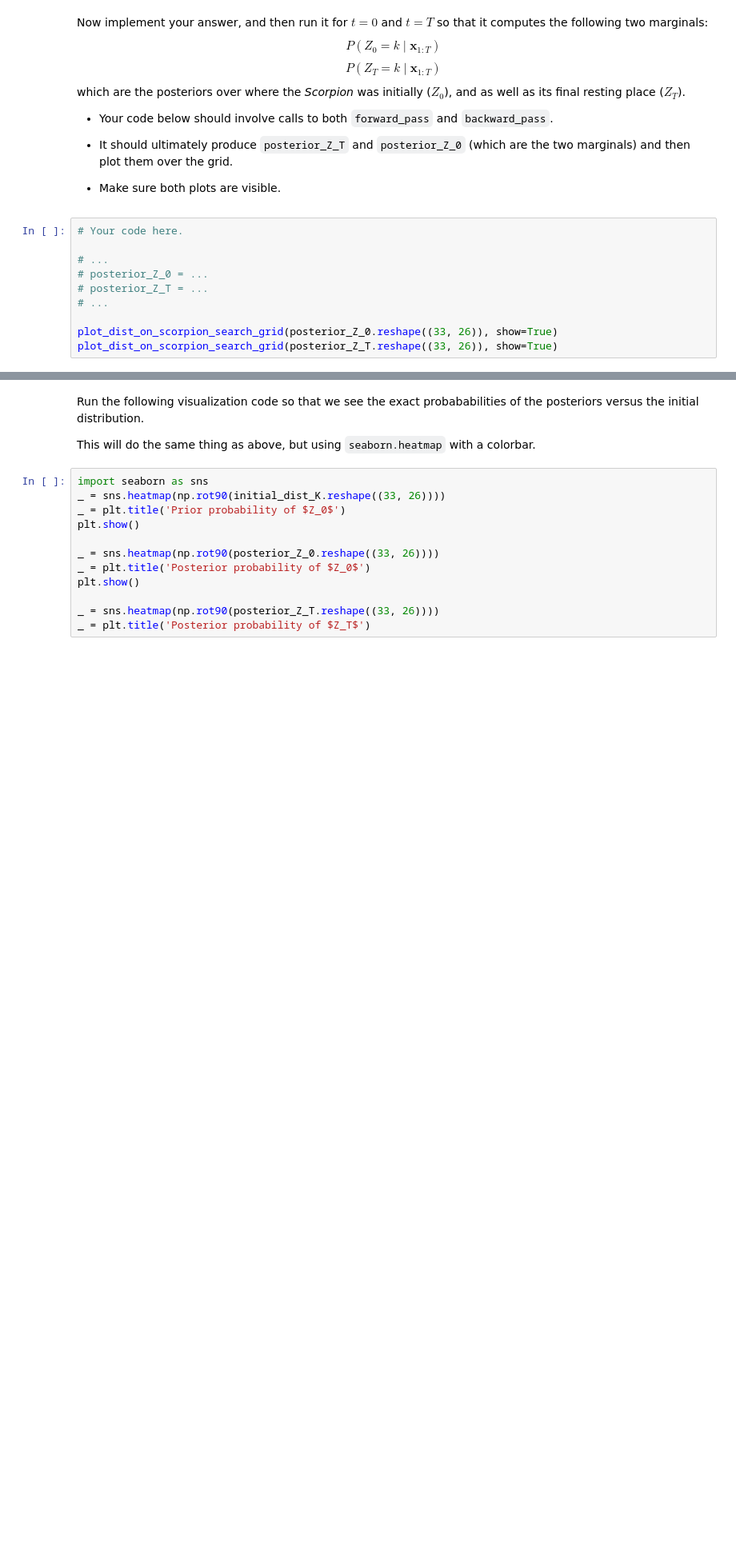
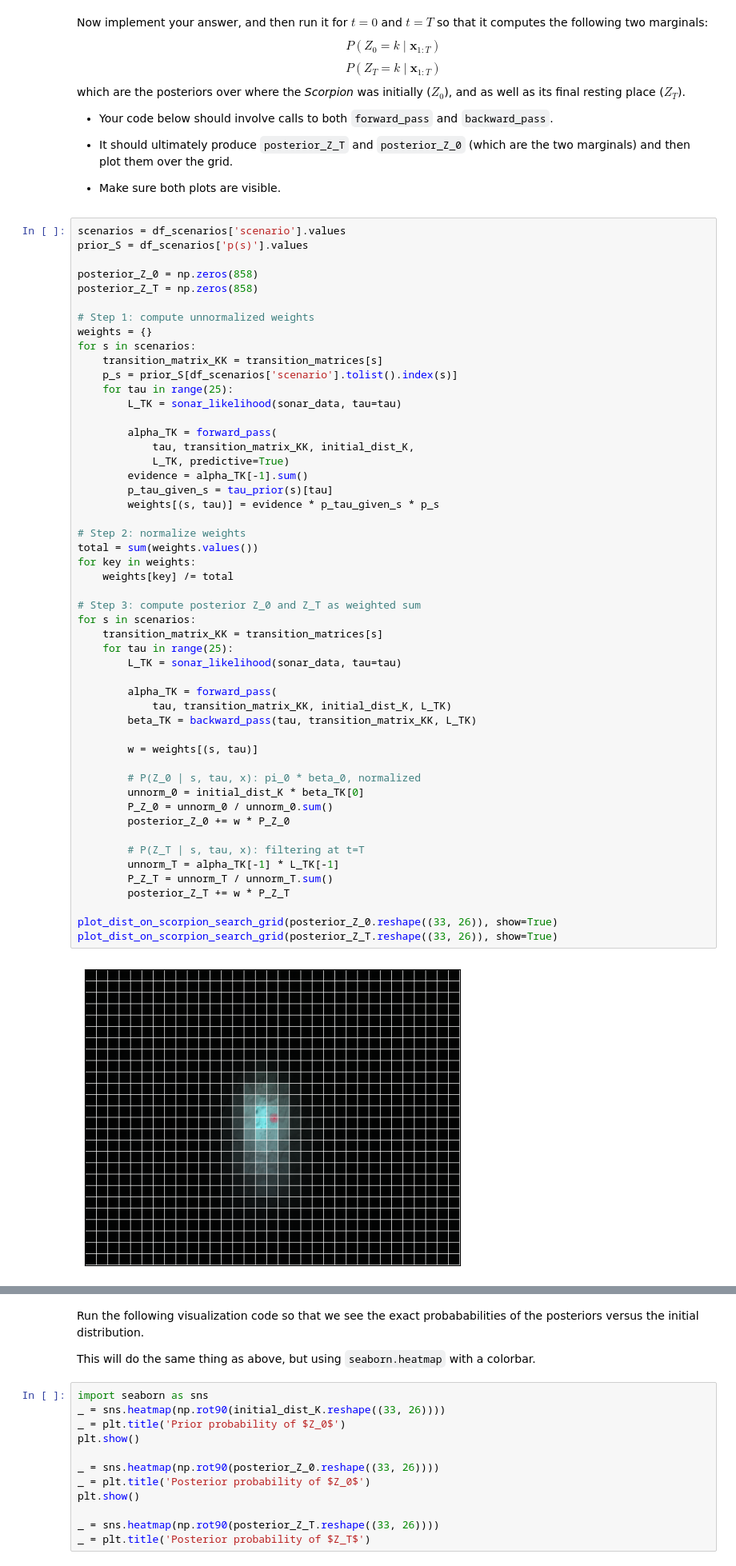
Before and after one commit to rodrigopazm96/Modern-Methods-in-Applied-Statistics, a Jupyter notebook: hw4_Paz.ipynb, the cells around one changed output, grey strips where cells are left out. Shown at 80% size. Saved outputs shown, nothing was run; the diff lists cells and outputs as text; blank space fills up the shorter version.

```diff
--- a/hw4_Paz.ipynb
+++ b/hw4_Paz.ipynb
@@ -555,12 +653,55 @@ which are the posteriors over where the _Scorpion_ was initially ($Z_0$), and as
 
 - Make sure both plots are visible.
 # %%
-# Your code here.
+scenarios = df_scenarios['scenario'].values
+prior_S = df_scenarios['p(s)'].values
 
-# ...
-# posterior_Z_0 = ...
-# posterior_Z_T = ...
-# ...
+posterior_Z_0 = np.zeros(858)
+posterior_Z_T = np.zeros(858)
+
+# Step 1: compute unnormalized weights
+weights = {}
+for s in scenarios:
+    transition_matrix_KK = transition_matrices[s]
+    p_s = prior_S[df_scenarios['scenario'].tolist().index(s)]
+    for tau in range(25):
+        L_TK = sonar_likelihood(sonar_data, tau=tau)
+
+        alpha_TK = forward_pass(
+            tau, transition_matrix_KK, initial_dist_K,
+            L_TK, predictive=True)
+        evidence = alpha_TK[-1].sum()
+        p_tau_given_s = tau_prior(s)[tau]
+        weights[(s, tau)] = evidence * p_tau_given_s * p_s
+
+# Step 2: normalize weights
+total = sum(weights.values())
+for key in weights:
+    weights[key] /= total
+
+# Step 3: compute posterior Z_0 and Z_T as weighted sum
+for s in scenarios:
+    transition_matrix_KK = transition_matrices[s]
+    for tau in range(25):
+        L_TK = sonar_likelihood(sonar_data, tau=tau)
+
+        alpha_TK = forward_pass(
+            tau, transition_matrix_KK, initial_dist_K, L_TK)
+        beta_TK = backward_pass(tau, transition_matrix_KK, L_TK)
+
+        w = weights[(s, tau)]
+
+        # P(Z_0 | s, tau, x): pi_0 * beta_0, normalized
+        unnorm_0 = initial_dist_K * beta_TK[0]
+        P_Z_0 = unnorm_0 / unnorm_0.sum()
+        posterior_Z_0 += w * P_Z_0
+
+        # P(Z_T | s, tau, x): filtering at t=T
+        unnorm_T = alpha_TK[-1] * L_TK[-1]
+        P_Z_T = unnorm_T / unnorm_T.sum()
+        posterior_Z_T += w * P_Z_T
 
 plot_dist_on_scorpion_search_grid(posterior_Z_0.reshape((33, 26)), show=True)
 plot_dist_on_scorpion_search_grid(posterior_Z_T.reshape((33, 26)), show=True)
+# %% [output]
+[figure, added]
```
Also changed, not shown: parts of 14 cells of this notebook.
